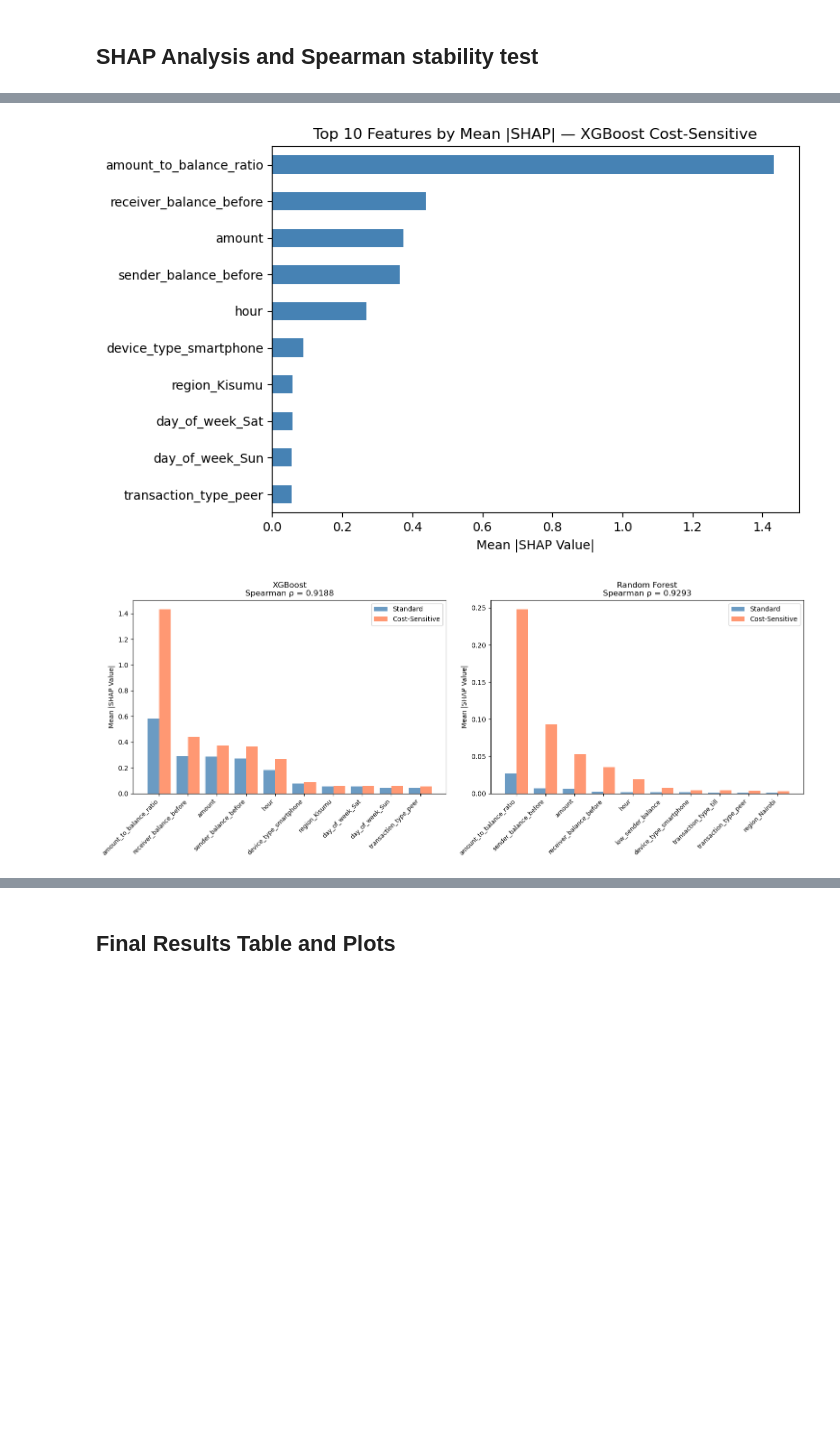
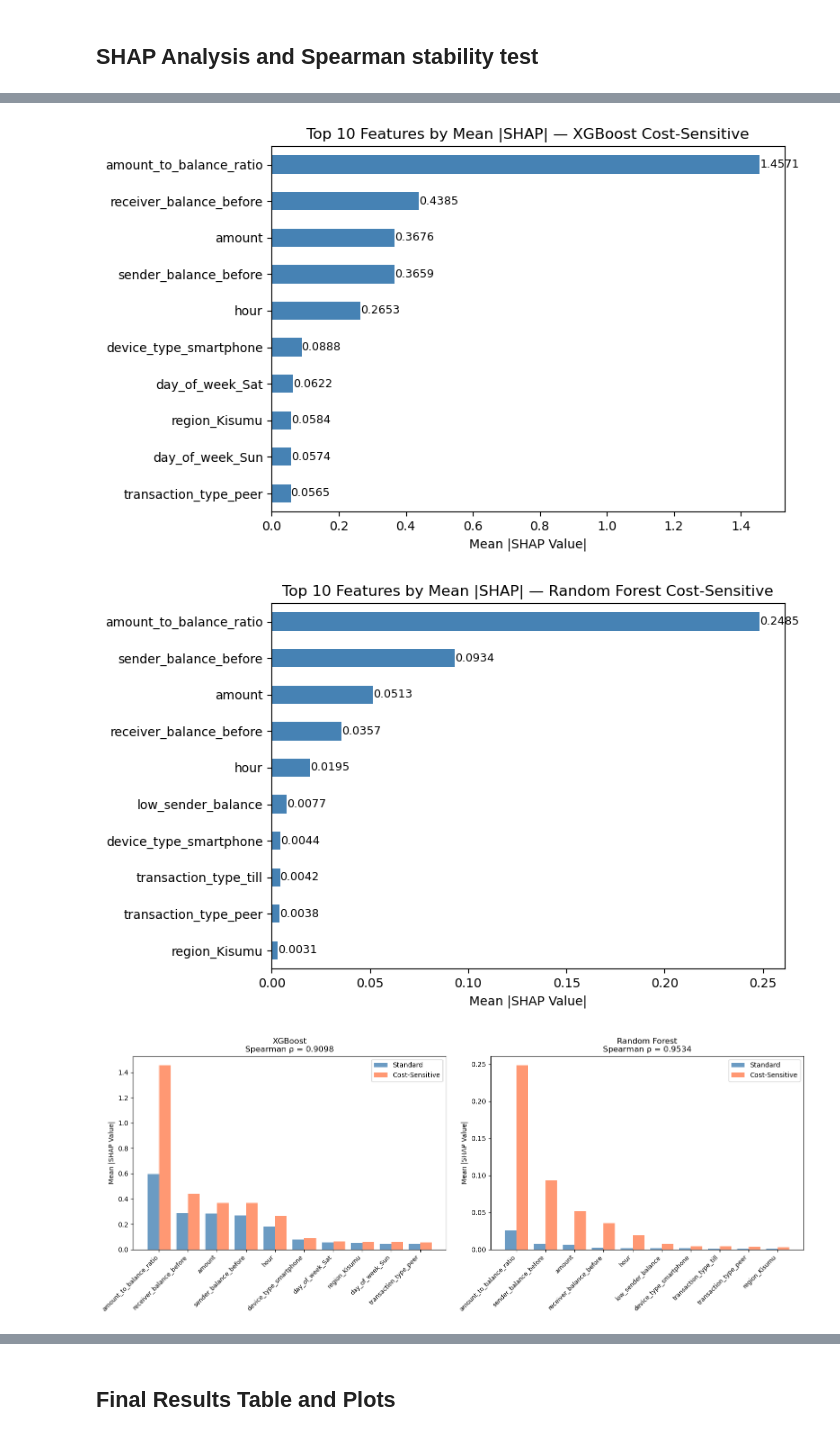
Before and after one commit to GracyRaven/Explainable-Fraud-detection-using-Synthetic-data, a Jupyter notebook: PROJECT IMPLEMENTATION.ipynb, the cells around one changed output, grey strips where cells are left out. Drawn from its saved outputs; the diff is of its cells as text; code cells hidden in the pictures; blank space fills up the shorter version.

Commit message:
Update notebook, datasets, SHAP analysis and outputs

```diff
--- a/PROJECT IMPLEMENTATION.ipynb
+++ b/PROJECT IMPLEMENTATION.ipynb
@@ -42,7 +42,7 @@ sklearn: 1.5.2
 # %% [markdown]
 ## Loading the data
 # %%
-df = pd.read_csv(r"C:\Users\user\Downloads\DSA 4900\mpesa_synthetic.csv")
+df = pd.read_csv("mpesa_synthetic.csv")
 print("Shape:", df.shape)
 print("Nulls:\n", df.isnull().sum())
 print("Fraud rate:", df["is_fraud"].mean().round(4))
@@ -320,30 +320,38 @@ from scipy.stats import spearmanr
 
 os.makedirs("outputs", exist_ok=True)
 
-# Sample ONCE — use same rows for all four models
-X_shap_xgb = X_test.sample(n=1500, random_state=42)
-X_shap_rf  = X_test.sample(n=500,  random_state=42)
+# Sample ONCE — use the SAME rows for all four models
+SHAP_SAMPLE_SIZE = 1000
+
+X_shap = X_test.sample(
+    n=min(SHAP_SAMPLE_SIZE, len(X_test)),
+    random_state=42
+)
 
 def extract_binary_shap(shap_values):
     if isinstance(shap_values, list):
         return shap_values[1]
+
     if isinstance(shap_values, np.ndarray):
         if shap_values.ndim == 3:
             return shap_values[:, :, 1]
         elif shap_values.ndim == 2:
             return shap_values
+
     raise ValueError(f"Unexpected SHAP output shape: {np.shape(shap_values)}")
 
 # Compute all four SHAP runs
 print("XGBoost standard SHAP...")
-sv_xgb_std = extract_binary_shap(shap.TreeExplainer(xgb_std).shap_values(X_shap_xgb))
+sv_xgb_std = extract_binary_shap(shap.TreeExplainer(xgb_std).shap_values(X_shap))
+
 print("XGBoost cost-sensitive SHAP...")
-sv_xgb_cw  = extract_binary_shap(shap.TreeExplainer(xgb_cw).shap_values(X_shap_xgb))
+sv_xgb_cw = extract_binary_shap(shap.TreeExplainer(xgb_cw).shap_values(X_shap))
 
 print("Random Forest standard SHAP...")
-sv_rf_std  = extract_binary_shap(shap.TreeExplainer(rf_std).shap_values(X_shap_rf))
+sv_rf_std = extract_binary_shap(shap.TreeExplainer(rf_std).shap_values(X_shap))
+
 print("Random Forest cost-sensitive SHAP...")
-sv_rf_cw   = extract_binary_shap(shap.TreeExplainer(rf_cw).shap_values(X_shap_rf))
+sv_rf_cw = extract_binary_shap(shap.TreeExplainer(rf_cw).shap_values(X_shap))
 
 print("\nSHAP shapes:")
 print("XGB std:", sv_xgb_std.shape, "| XGB cw:", sv_xgb_cw.shape)
@@ -378,28 +386,45 @@ print("Threshold: ρ ≥ 0.80 = Stable (fail to reject H0₂)")
 print("="*60)
 
 # SHAP summary plots
+
+# XGBoost Cost-Sensitive
 plt.figure()
-shap.summary_plot(sv_xgb_cw, X_shap_xgb, show=False)
+shap.summary_plot(sv_xgb_cw, X_shap, show=False)
 plt.title("SHAP Summary — XGBoost Cost-Sensitive")
 plt.tight_layout()
-plt.savefig("outputs/shap_xgb_summary.png", dpi=150, bbox_inches="tight")
+plt.savefig("outputs/shap_xgb_cost_summary.png", dpi=150, bbox_inches="tight")
 plt.show()
 
+# Random Forest Cost-Sensitive
 plt.figure()
-shap.summary_plot(sv_rf_cw, X_shap_rf, show=False)
+shap.summary_plot(sv_rf_cw, X_shap, show=False)
 plt.title("SHAP Summary — Random Forest Cost-Sensitive")
 plt.tight_layout()
-plt.savefig("outputs/shap_rf_summary.png", dpi=150, bbox_inches="tight")
+plt.savefig("outputs/shap_rf_cost_summary.png", dpi=150, bbox_inches="tight")
 plt.show()
 
-# Bar chart top 10 features
-plt.figure(figsize=(8, 5))
-xgb_cw_imp.sort_values(ascending=False).head(10).sort_values().plot(
-    kind="barh", color="steelblue")
+# Bar charts (Top 10 SHAP Features)
+
+# XGBoost Cost-Sensitive
+top10 = xgb_cw_imp.sort_values(ascending=False).head(10).sort_values()
+ax = top10.plot(kind="barh", figsize=(8,5), color="steelblue")
 plt.title("Top 10 Features by Mean |SHAP| — XGBoost Cost-Sensitive")
 plt.xlabel("Mean |SHAP Value|")
+for i, v in enumerate(top10.values):
+    ax.text(v, i, f"{v:.4f}", va="center", fontsize=9)
 plt.tight_layout()
-plt.savefig("outputs/shap_xgb_bar.png", dpi=150, bbox_inches="tight")
+plt.savefig("outputs/shap_xgb_cost_bar.png", dpi=150, bbox_inches="tight")
+plt.show()
+
+# Random Forest Cost-Sensitive
+top10 = rf_cw_imp.sort_values(ascending=False).head(10).sort_values()
+ax = top10.plot(kind="barh", figsize=(8,5), color="steelblue")
+plt.title("Top 10 Features by Mean |SHAP| — Random Forest Cost-Sensitive")
+plt.xlabel("Mean |SHAP Value|")
+for i, v in enumerate(top10.values):
+    ax.text(v, i, f"{v:.4f}", va="center", fontsize=9)
+plt.tight_layout()
+plt.savefig("outputs/shap_rf_cost_bar.png", dpi=150, bbox_inches="tight")
 plt.show()
 
 # Comparison bar chart
@@ -441,6 +466,7 @@ importance_df = pd.DataFrame({
 importance_df.to_csv("outputs/shap_importance_comparison.csv", index=False)
 print("Saved: outputs/spearman_results.csv")
 print("Saved: outputs/shap_importance_comparison.csv")
+print(f"\nSHAP was computed using the same {len(X_shap)} sampled test observations for all four models to ensure a fair comparison.")
 # %% [output]
 XGBoost standard SHAP...
 XGBoost cost-sensitive SHAP...
@@ -464,5 +490,6 @@ Threshold: ρ ≥ 0.80 = Stable (fail to reject H0₂)
-[figure, old version]
+[figure, new version]
-[figure, old version]
+[figure, new version]
+[figure, added]
 Saved: outputs/spearman_comparison.png
 Saved: outputs/spearman_results.csv
 Saved: outputs/shap_importance_comparison.csv
```
Also changed, not shown: parts of 3 cells of this notebook, 20 other files.
